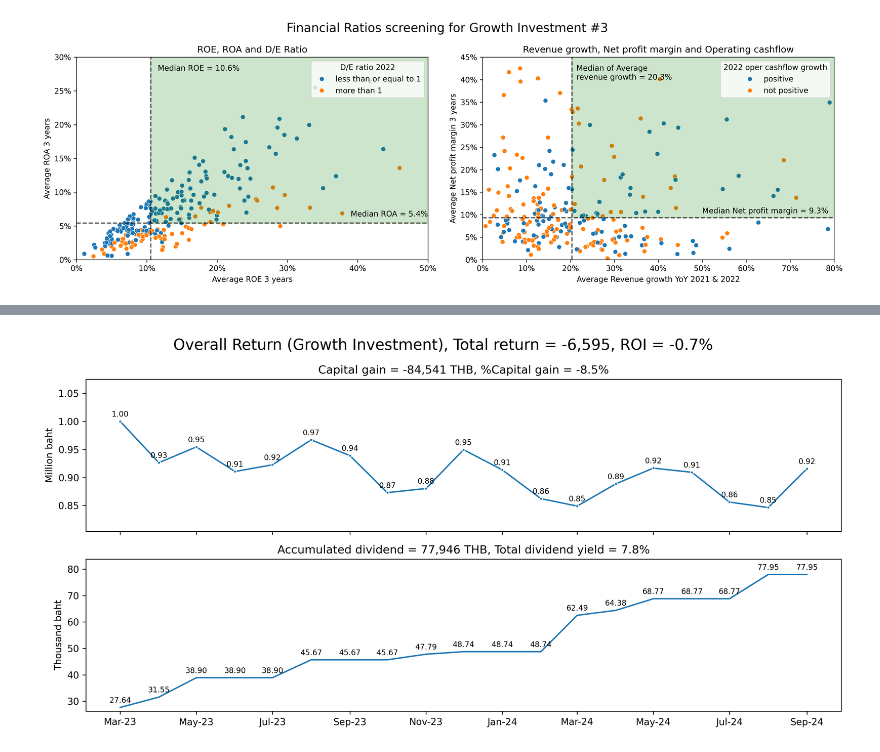
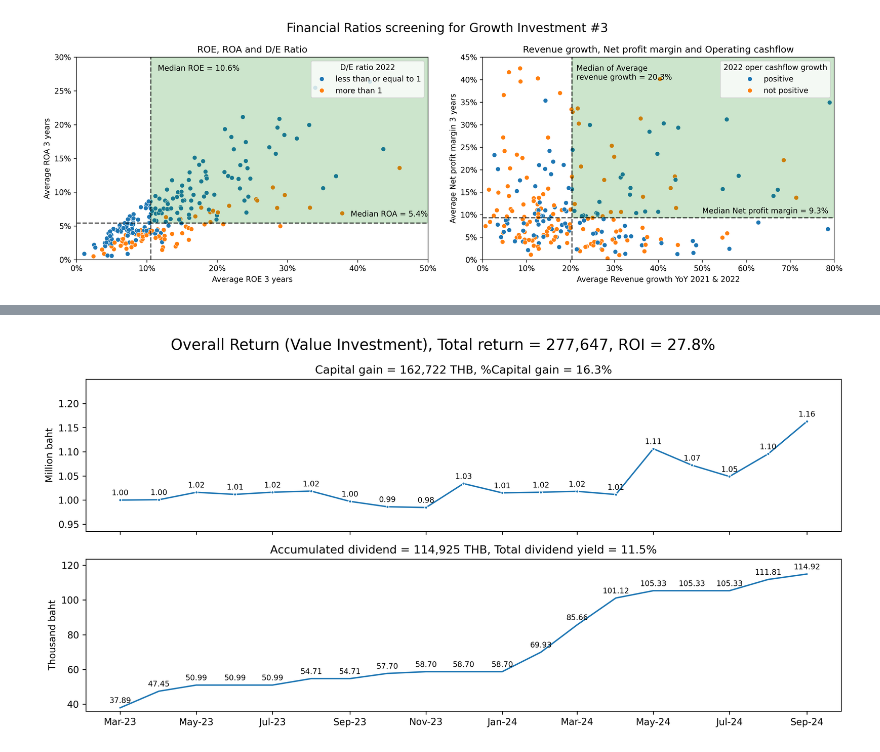
Before and after one commit to suparuek2405/Stock-screening-with-python, a Jupyter notebook: Group_assignment_Tacocat_set_yfinance.ipynb, the cells around one changed output, grey strips where cells are left out. Drawn from its saved outputs; the diff is of its cells as text; code cells hidden in the pictures.

```diff
--- a/Group_assignment_Tacocat_set_yfinance.ipynb
+++ b/Group_assignment_Tacocat_set_yfinance.ipynb
@@ -915,4 +942,6 @@ def plot_roi(list_of_stock, name, money=1000000, start_date='2023-03-01', end_da
 # %%
-plot_roi(nat, 'Growth Investment')
+plot_roi(champ, 'Value Investment')
+# plot_roi(nat, 'Growth Investment')
+# plot_roi(eix, 'Dividend Income Strategy')
 # %% [output]
-[figure, old version]
+[figure, new version]
```
Also changed, not shown: parts of 12 cells of this notebook.
